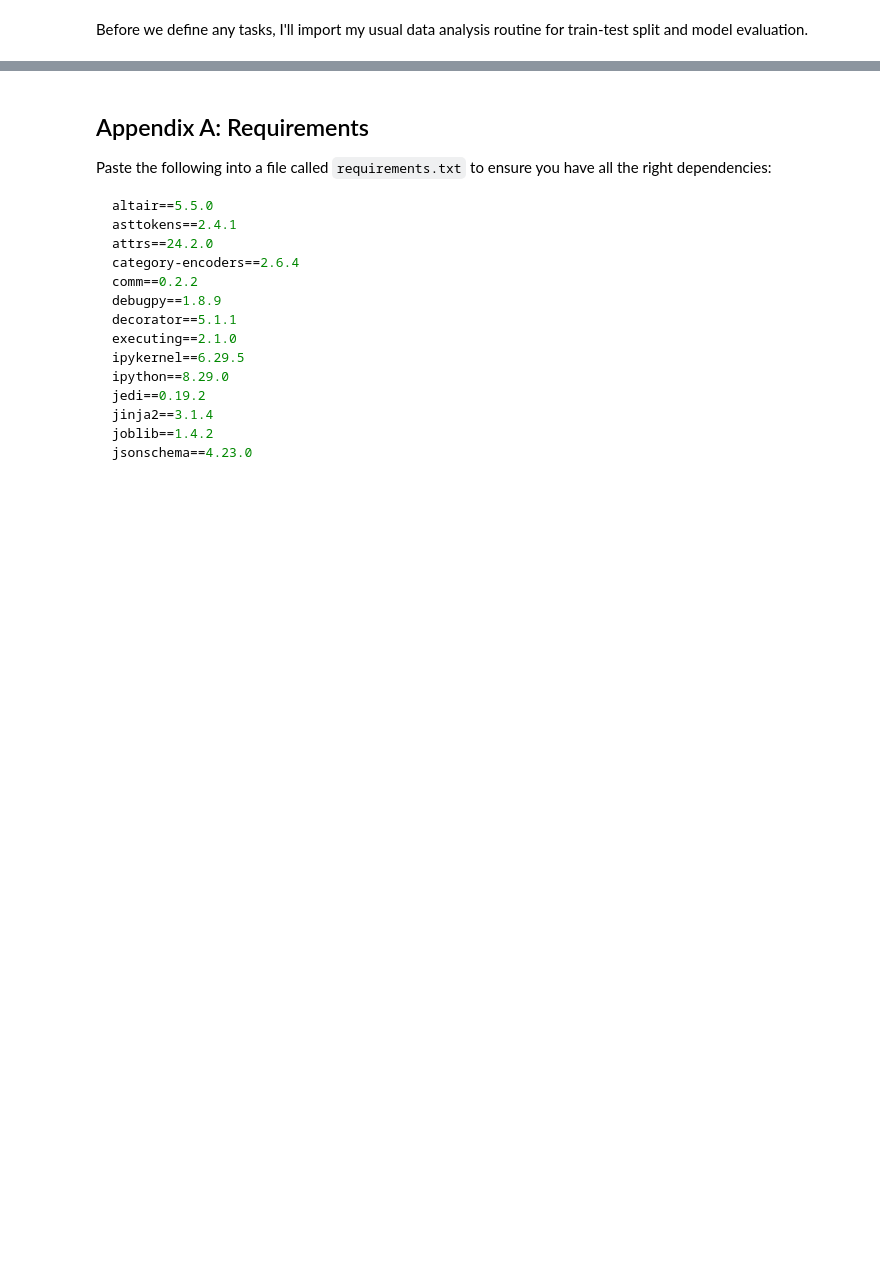
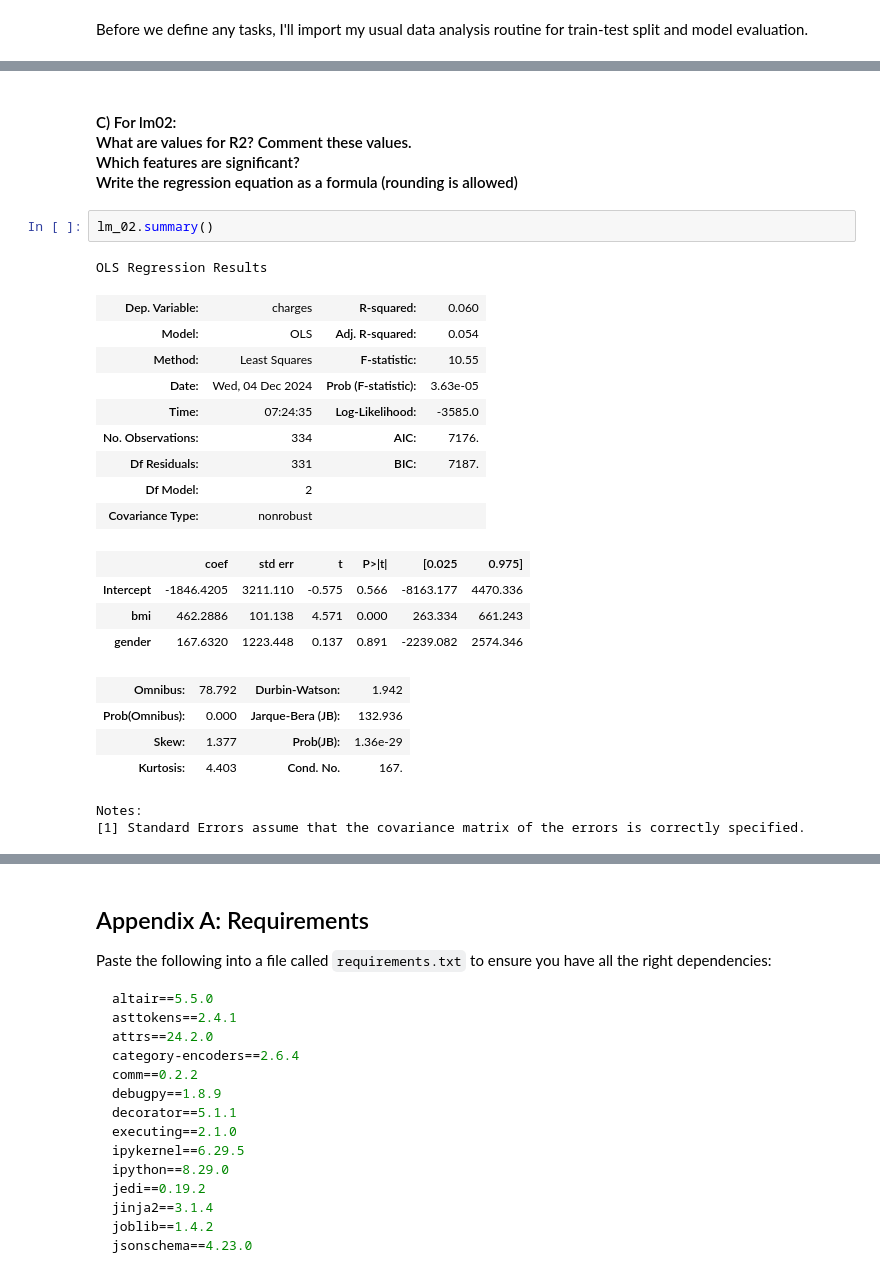
Before and after one commit to EquineEngineer/ds-starter, a Jupyter notebook: HW1-ds241526.ipynb, the cells around one changed output, grey strips where cells are left out. Cells and saved outputs as stored; diff of their text form; blank space fills up the shorter version.

```diff
--- a/assignment.ipynb
+++ b/HW1-ds241526.ipynb
@@ -383,0 +411,25 @@ def train_test_split(
+# %% [markdown]
+#### C) For lm02:<br>What are values for R2? Comment these values.<br>Which features are significant?<br>Write the regression equation as a formula (rounding is allowed)
+# %%
+lm_02.summary()
+# %% [output]
+OLS Regression Results
+| Dep. Variable: | charges | R-squared: | 0.060 |
+| Model: | OLS | Adj. R-squared: | 0.054 |
+| Method: | Least Squares | F-statistic: | 10.55 |
+| Date: | Wed, 04 Dec 2024 | Prob (F-statistic): | 3.63e-05 |
+| Time: | 07:24:35 | Log-Likelihood: | -3585.0 |
+| No. Observations: | 334 | AIC: | 7176. |
+| Df Residuals: | 331 | BIC: | 7187. |
+| Df Model: | 2 |  |  |
+| Covariance Type: | nonrobust |  |  |
+|  | coef | std err | t | P>|t| | [0.025 | 0.975] |
+| Intercept | -1846.4205 | 3211.110 | -0.575 | 0.566 | -8163.177 | 4470.336 |
+| bmi | 462.2886 | 101.138 | 4.571 | 0.000 | 263.334 | 661.243 |
+| gender | 167.6320 | 1223.448 | 0.137 | 0.891 | -2239.082 | 2574.346 |
+| Omnibus: | 78.792 | Durbin-Watson: | 1.942 |
+| Prob(Omnibus): | 0.000 | Jarque-Bera (JB): | 132.936 |
+| Skew: | 1.377 | Prob(JB): | 1.36e-29 |
+| Kurtosis: | 4.403 | Cond. No. | 167. |
+Notes:
+[1] Standard Errors assume that the covariance matrix of the errors is correctly specified.
```
Also changed, not shown: parts of 26 cells of this notebook, 8 other files.
